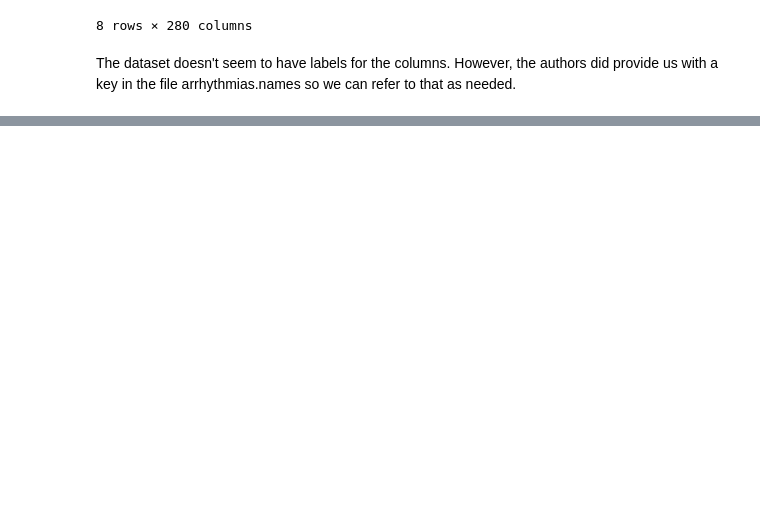
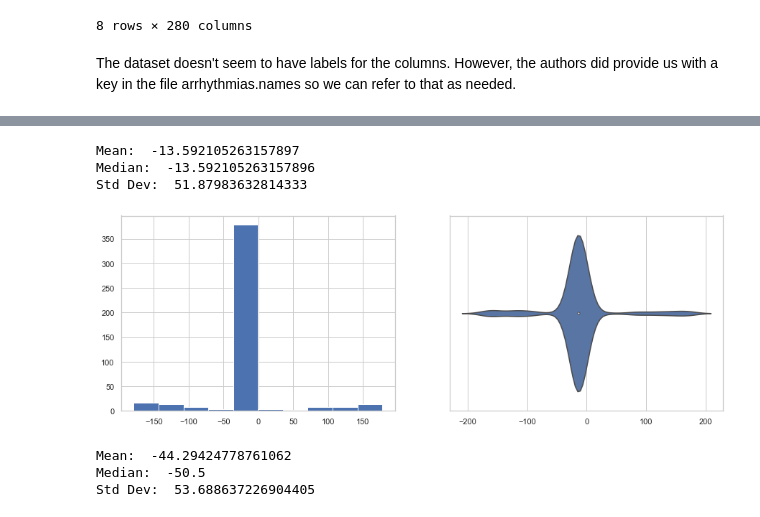
Before and after one commit to KaranamLokesh/100_days_of_ml_code, a Jupyter notebook: arrhythmia_analysis.ipynb, the cells around one changed output, grey strips where cells are left out. Cells and saved outputs as stored; diff of their text form; code cells hidden in the pictures; blank space fills up the shorter version.

```diff
--- a/arrhythmia_analysis.ipynb
+++ b/arrhythmia_analysis.ipynb
@@ -47,0 +146,29 @@ The dataset doesn't seem to have labels for the columns. However, the authors di
+# %%
+col_13_mean = col_13.fillna(value=col_13.mean())
+print("Mean: ", col_13_mean.mean())
+print("Median: ", col_13_mean.median())
+print("Std Dev: ", col_13_mean.std())
+# %% [output]
+Mean:  -13.592105263157897
+Median:  -13.592105263157896
+Std Dev:  51.87983632814333
+# %%
+f = plt.figure(figsize=(15,5))
+
+plt.subplot(1, 2, 1)
+col_13_mean.hist()
+
+plt.subplot(1, 2, 2)
+values = col_13_mean.values
+ax = sns.violinplot(x=values)
+# %% [output]
+[figure, added]
+# %%
+col_13_median = col_13.fillna(value=col_13.median())
+print("Mean: ", col_13_median.mean())
+print("Median: ", col_13_median.median())
+print("Std Dev: ", col_13_median.std())
+# %% [output]
+Mean:  -44.29424778761062
+Median:  -50.5
+Std Dev:  53.688637226904405
```
Also changed, not shown: parts of 25 cells of this notebook.
